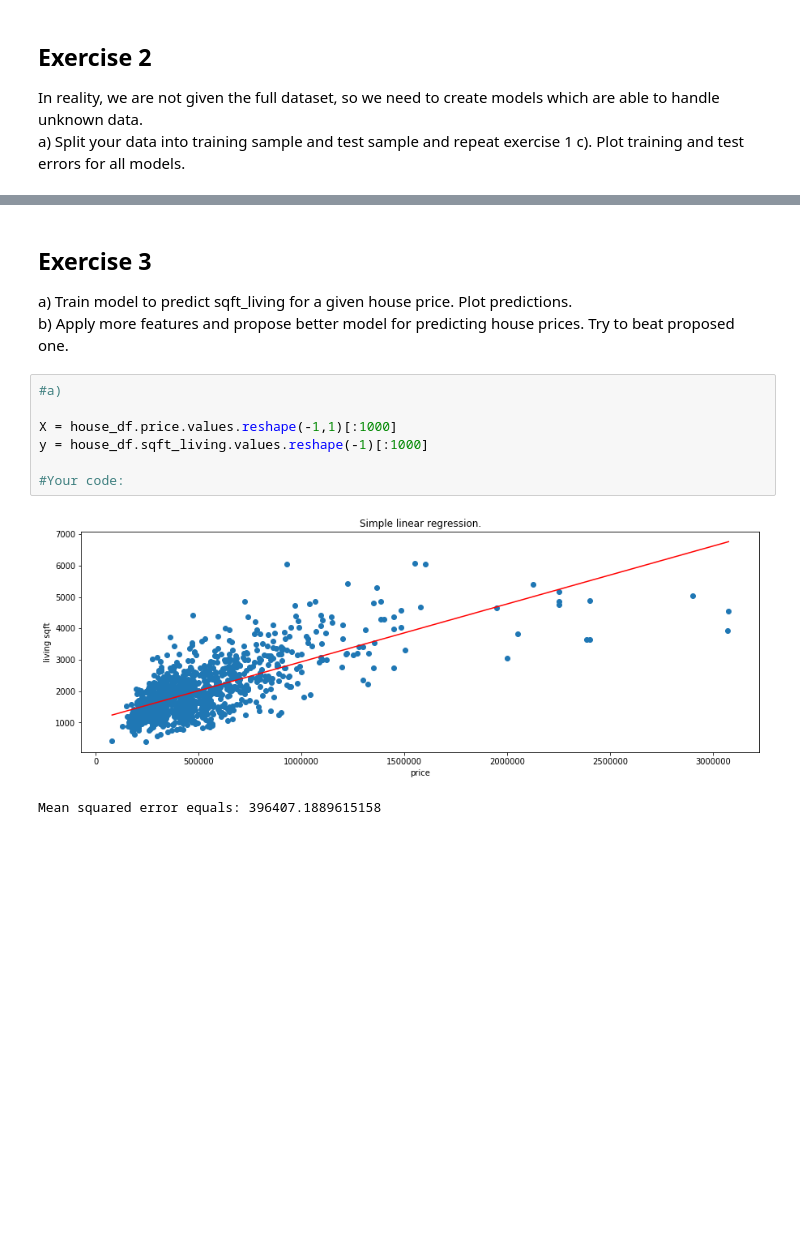
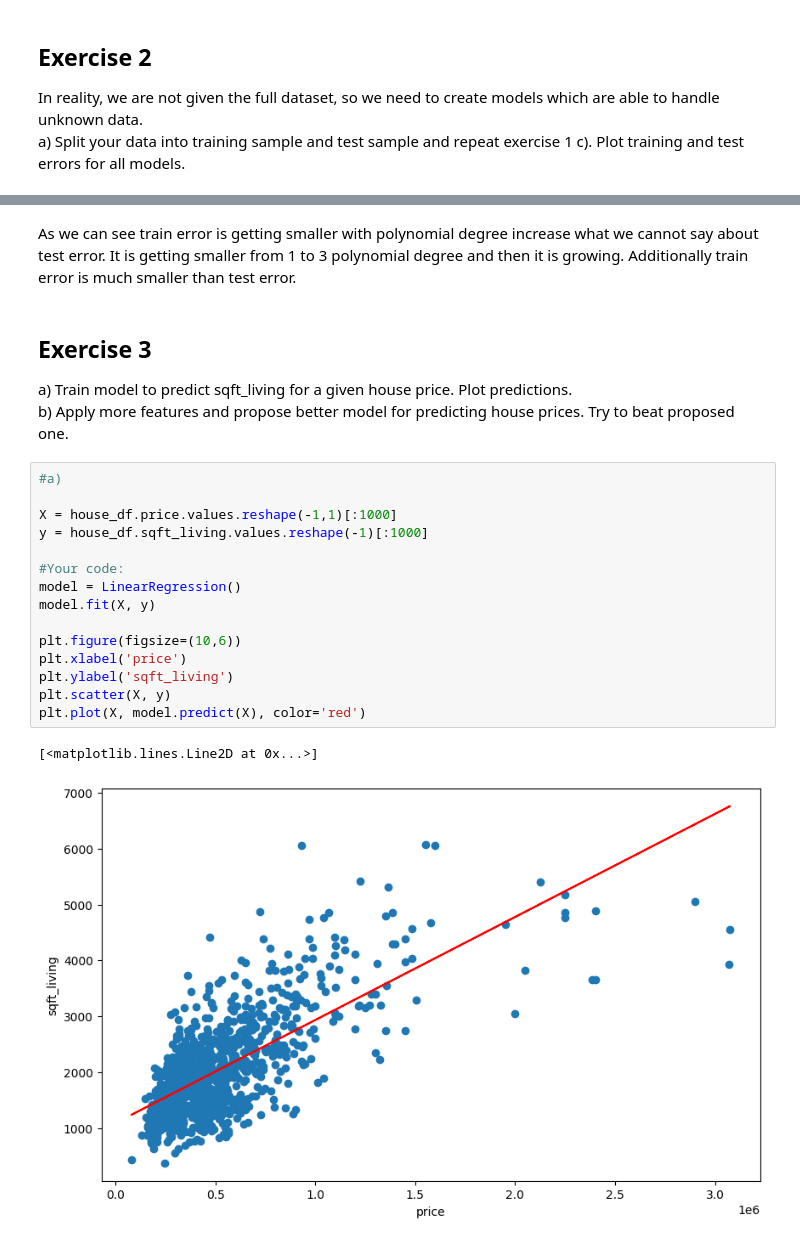
Before and after one commit to apetor56/Studia_I_stopnia, a Jupyter notebook: assignment-2/assignment-2.ipynb, the cells around one changed output, grey strips where cells are left out. Saved outputs shown, nothing was run; the diff lists cells and outputs as text; blank space fills up the shorter version.

```diff
--- a/assignment-2/assignment-2.ipynb
+++ b/assignment-2/assignment-2.ipynb
@@ -87,3 +128,5 @@ for order in range(1,9):
+# %% [markdown]
+As we can see train error is getting smaller with polynomial degree increase what we cannot say about test error. It is getting smaller from 1 to 3 polynomial degree and then it is growing. Additionally train error is much smaller than test error.
 # %% [markdown]
 ## Exercise 3
 a) Train model to predict sqft_living for a given house price. Plot predictions.
@@ -91,13 +134,21 @@ b) Apply more features and propose better model for predicting house prices. Try
 # %%
 #a)
 
 X = house_df.price.values.reshape(-1,1)[:1000]
 y = house_df.sqft_living.values.reshape(-1)[:1000]
 
 #Your code:
+model = LinearRegression()
+model.fit(X, y)
+
+plt.figure(figsize=(10,6))
+plt.xlabel('price')
+plt.ylabel('sqft_living')
+plt.scatter(X, y)
+plt.plot(X, model.predict(X), color='red')
 # %% [output]
+[<matplotlib.lines.Line2D at 0x...>]
-[figure, old version]
+[figure, new version]
-Mean squared error equals: 396407.1889615158
 # %%
 #b) Let's propose model, which uses living sqft, lot sqft, grade, view and all of their interactions up to third degree
 
```
Also changed, not shown: parts of 12 cells of this notebook.
